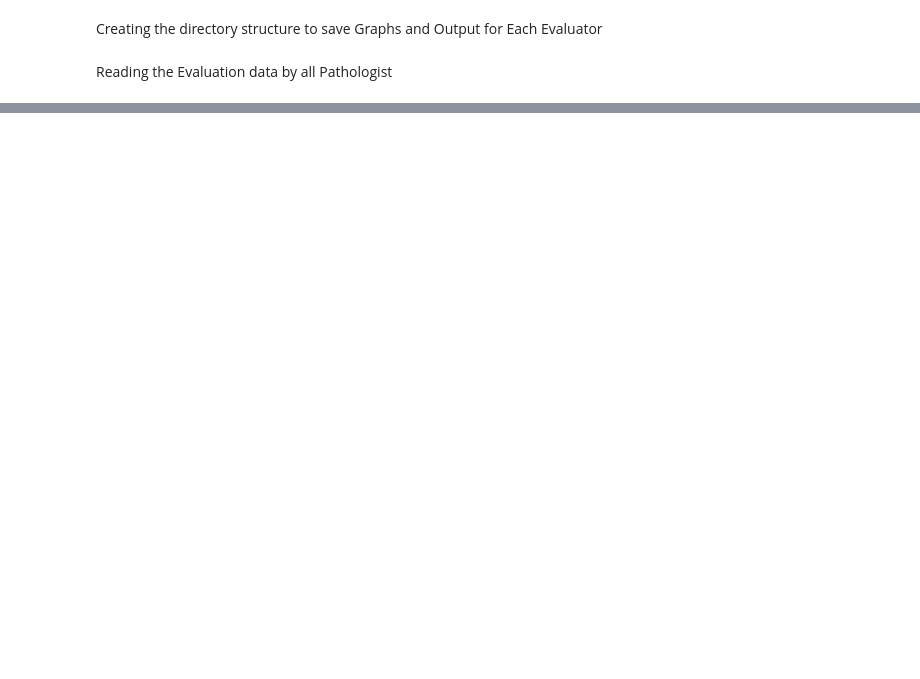
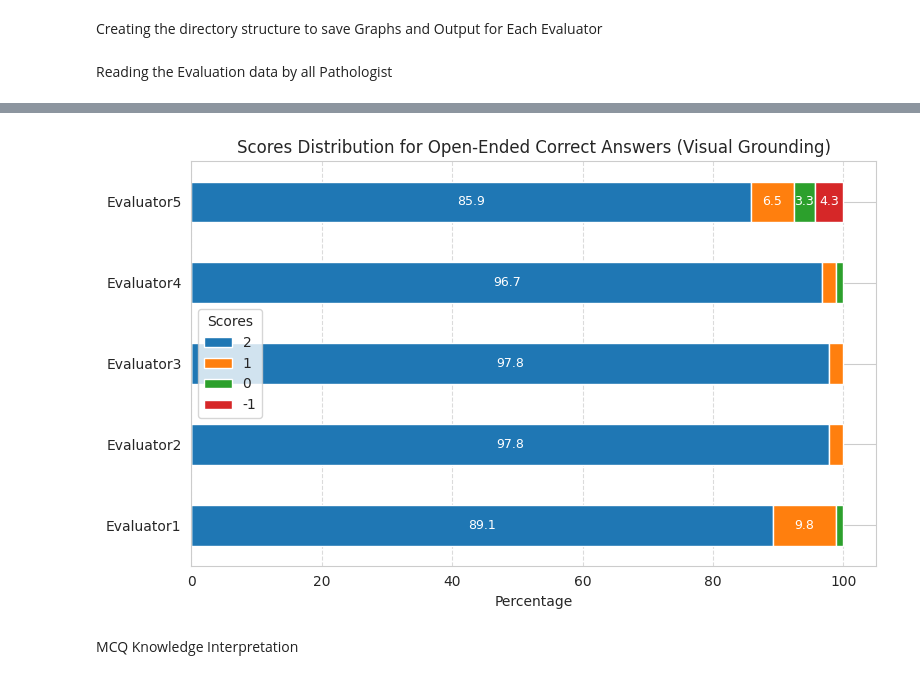
Before and after one commit to embedded-robotics/path-open-data, a Jupyter notebook: data_eval_analysis_scripts/pathopen_eval_data_analysis_combined.ipynb, the cells around one changed output, grey strips where cells are left out. Cells and saved outputs as stored; diff of their text form; code cells hidden in the pictures; blank space fills up the shorter version.

```diff
--- a/data_eval_analysis_scripts/pathopen_eval_data_analysis_combined.ipynb
+++ b/data_eval_analysis_scripts/pathopen_eval_data_analysis_combined.ipynb
@@ -10,5 +10,3 @@ output_data_path = os.path.join("output", "combined")
 os.makedirs(output_data_path, exist_ok=True)
 # %% [markdown]
 Reading the Evaluation data by all Pathologist
-# %%
-correct_answer_eval_data_path = f"output/evaluator1/pathopen_correct_answer_eval_data.pkl"
@@ -168,0 +70,17 @@ plt.show()
+# %%
+correct_answers_open_ended_vis_grounding = pd.DataFrame([correct_answers_eval_data['evaluator1'].loc['Open-Ended', 'Visual Grounding'].rename('Evaluator1'),
+                                                      correct_answers_eval_data['evaluator2'].loc['Open-Ended', 'Visual Grounding'].rename('Evaluator2'),
+                                                      correct_answers_eval_data['evaluator3'].loc['Open-Ended', 'Visual Grounding'].rename('Evaluator3'),
+                                                      correct_answers_eval_data['evaluator4'].loc['Open-Ended', 'Visual Grounding'].rename('Evaluator4'),
+                                                      correct_answers_eval_data['evaluator5'].loc['Open-Ended', 'Visual Grounding'].rename('Evaluator5')])
+
+correct_answers_open_ended_vis_grounding['Level 2'] = round((correct_answers_open_ended_vis_grounding['Level 2']/correct_answers_open_ended_vis_grounding['Total'])*100, 2)
+correct_answers_open_ended_vis_grounding['Level 1'] = round((correct_answers_open_ended_vis_grounding['Level 1']/correct_answers_open_ended_vis_grounding['Total'])*100, 2)
+correct_answers_open_ended_vis_grounding['Level 0'] = round((correct_answers_open_ended_vis_grounding['Level 0']/correct_answers_open_ended_vis_grounding['Total'])*100, 2)
+correct_answers_open_ended_vis_grounding['Level -1'] = round((correct_answers_open_ended_vis_grounding['Level -1']/correct_answers_open_ended_vis_grounding['Total'])*100, 2)
+correct_answers_open_ended_vis_grounding = correct_answers_open_ended_vis_grounding.drop(columns=['Total']).rename(columns={'Level 2': '2',
+                                                                                                                      'Level 1': '1',
+                                                                                                                      'Level 0': '0',
+                                                                                                                      'Level -1': '-1'})
+
+correct_answers_open_ended_vis_grounding
@@ -168,0 +94,17 @@ plt.show()
+# %%
+ax = correct_answers_open_ended_vis_grounding.plot(kind='barh', stacked=True, figsize=(8, 5))
+for container in ax.containers:
+    labels = [f'{v.get_width():.1f}' if v.get_width() > 3 else '' for v in container]
+    ax.bar_label(container, label_type='center', fontsize=9, color='white', labels=labels)
+ax.set_title('Scores Distribution for Open-Ended Correct Answers (Visual Grounding)')
+ax.set_xlabel('Percentage')
+ax.grid(axis='x', linestyle='--', alpha=0.7)
+ax.legend(title='Scores', loc='best')
+plt.xticks(rotation=0)
+plt.tight_layout()
+plt.savefig(f'{output_data_path}/pathopen_open_ended_correct_answers_vis_grounding.png')
+plt.show()
+# %% [output]
+[figure, added]
+# %% [markdown]
+MCQ Knowledge Interpretation
```
Also changed, not shown: parts of 46 cells of this notebook, 13 other files.
